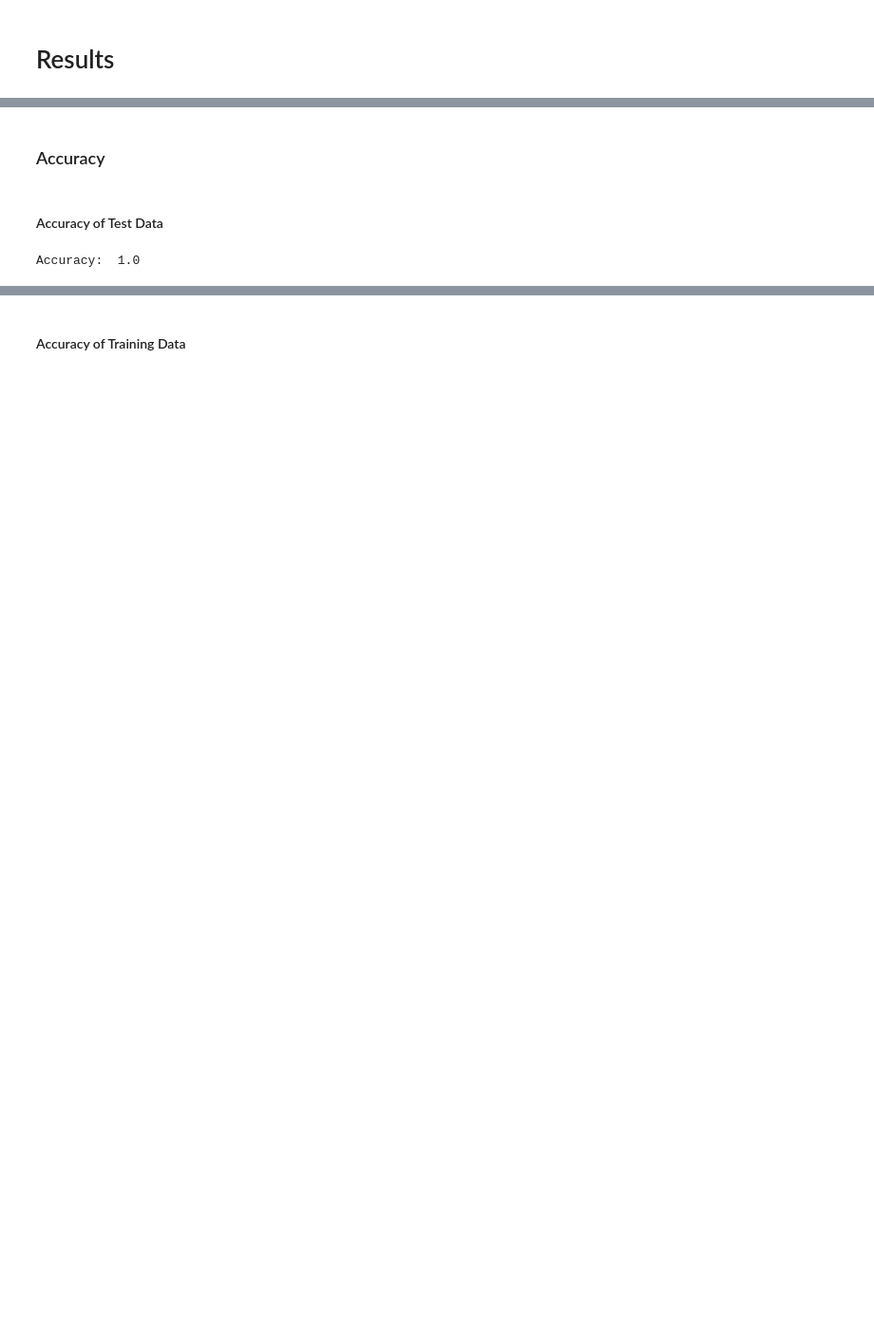
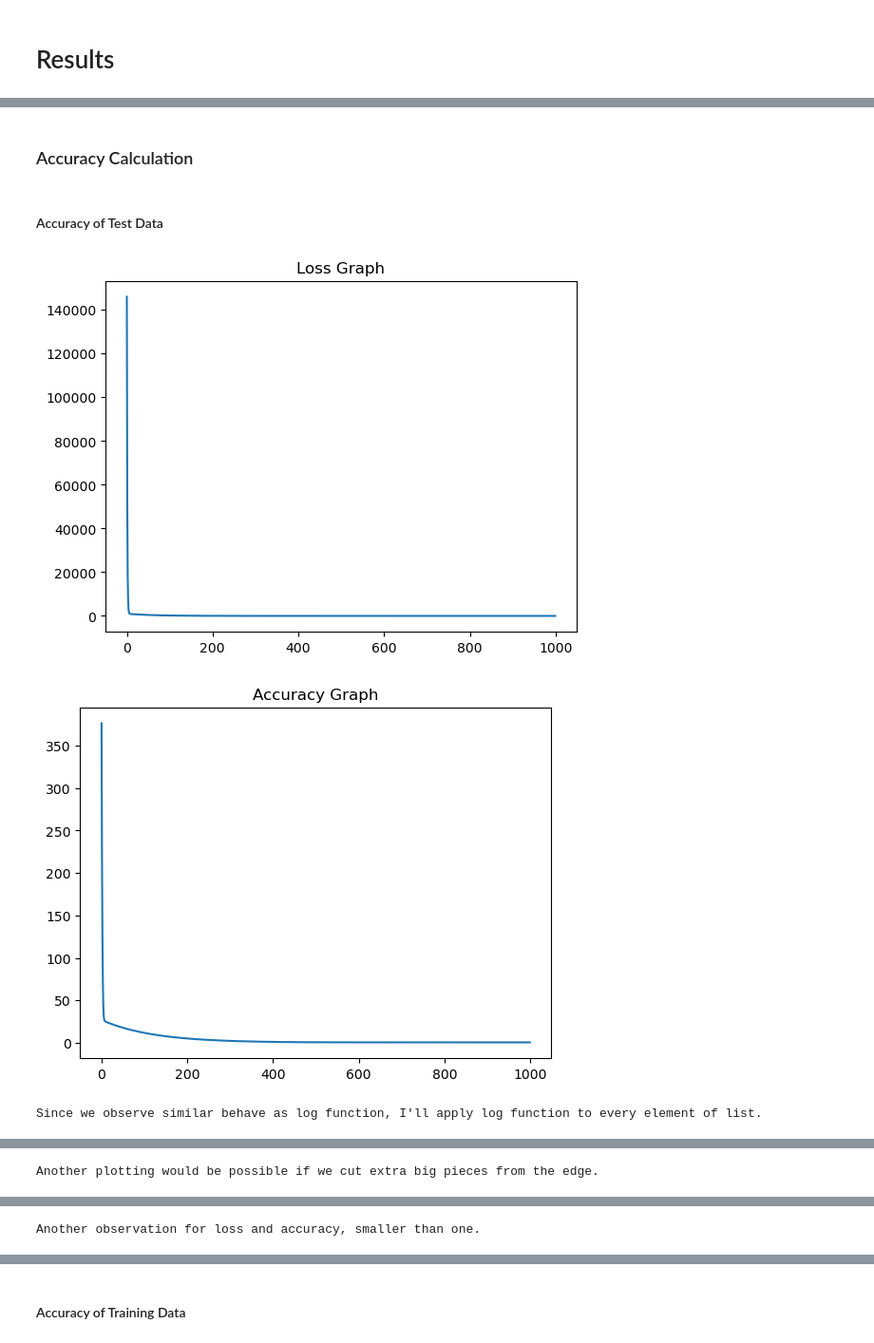
Before and after one commit to eayildiz/ArtificialLearningCourse, a Jupyter notebook: LineerRegression/report.ipynb, the cells around one changed output, grey strips where cells are left out. Shown: that part at 95% size. Saved outputs shown, nothing was run; the diff lists cells and outputs as text; code cells hidden in the pictures; blank space fills up the shorter version.

Commit message:
Final Commit
Everything finished and ready.

```diff
--- a/LineerRegression/report.ipynb
+++ b/LineerRegression/report.ipynb
@@ -210,6 +206,6 @@ target_test_list=target_test.values.tolist()
 # %% [markdown]
 ### Train The Classifier
 # %%
-clf.fit(feature_train_list,target_train_list)
+clf.fit(feature_train_list, target_train_list, feature_test_list, target_test_list)
 # %% [markdown]
 ### Predict Class of Test values
@@ -236,2 +212,6 @@ Prediction
+# %%
+target_predictions, prediction_loss, prediction_accuracy = clf.predict(feature_test_list)
+
+check_predictions, _, __= clf.predict(feature_train_list)
 # %% [markdown]
 # Results
@@ -294,8 +218,64 @@ Weighted version:
 # %% [markdown]
-### Accuracy
+### Accuracy Calculation
 # %% [markdown]
 <h4>Accuracy of Test Data
-# %%
-print("Accuracy: ", sklM.accuracy_score(target_test_list, target_predictions))
-# %% [output]
-Accuracy:  1.0
+# %%
+#Note: Based on your reply's in piazza post. I calculate loss and accuracy in fit function.
+#Test data act as validation data. During training I calculated loss and accuracy every step.
+#So this is independent from prediction.
+plt.plot(prediction_loss)
+plt.title("Loss Graph")
+plt.show()
+
+plt.plot(prediction_accuracy)
+plt.title("Accuracy Graph")
+plt.show()
+
+print("Since we observe similar behave as log function, I'll apply log function to every element of list.")
+
+prediction_loss_log = [math.log(element) for element in prediction_loss]
+prediction_accuracy_log = [math.log(element) for element in prediction_accuracy]
+
+plt.plot(prediction_loss_log)
+plt.title("Loss Log Graph")
+plt.show()
+
+plt.plot(prediction_accuracy_log)
+plt.title("Accuracy Log Graph")
+plt.show()
+
+print("Another plotting would be possible if we cut extra big pieces from the edge.")
+
+plt.plot(prediction_loss)
+plt.ylim(0, 20)
+plt.yticks(np.arange(0, 20, 1))
+plt.grid()
+plt.title("Loss Graph")
+plt.show()
+
+plt.plot(prediction_accuracy)
+plt.ylim(0, 30)
+plt.yticks(np.arange(0, 30, 1))
+plt.grid()
+plt.title("Accuracy Graph")
+plt.show()
+
+print("Another observation for loss and accuracy, smaller than one.")
+
+plt.plot(prediction_loss)
+plt.ylim(0, 1)
+plt.yticks(np.arange(0, 1, 0.1))
+plt.grid()
+plt.title("Loss Graph")
+plt.show()
+
+plt.plot(prediction_accuracy)
+plt.ylim(0, 1)
+plt.yticks(np.arange(0, 1, 0.1))
+plt.grid()
+plt.title("Accuracy Graph")
+plt.show()
+# %% [output]
+[figure, added]
+[figure, added]
+Since we observe similar behave as log function, I'll apply log function to every element of list.
@@ -301,0 +284 @@ Accuracy:  1.0
+Another plotting would be possible if we cut extra big pieces from the edge.
@@ -301,0 +287 @@ Accuracy:  1.0
+Another observation for loss and accuracy, smaller than one.
```
Also changed, not shown: parts of 33 cells of this notebook, 1 other file.
